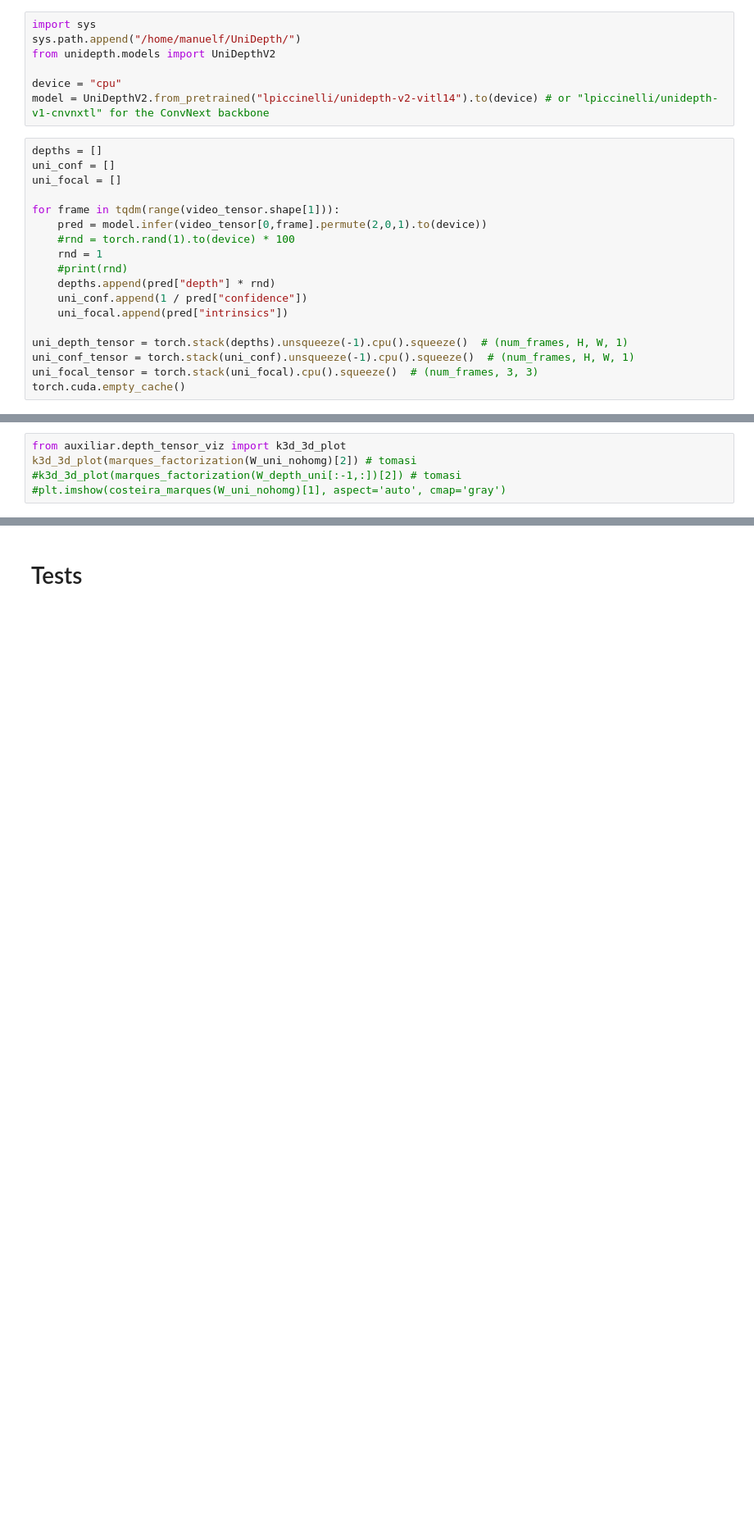
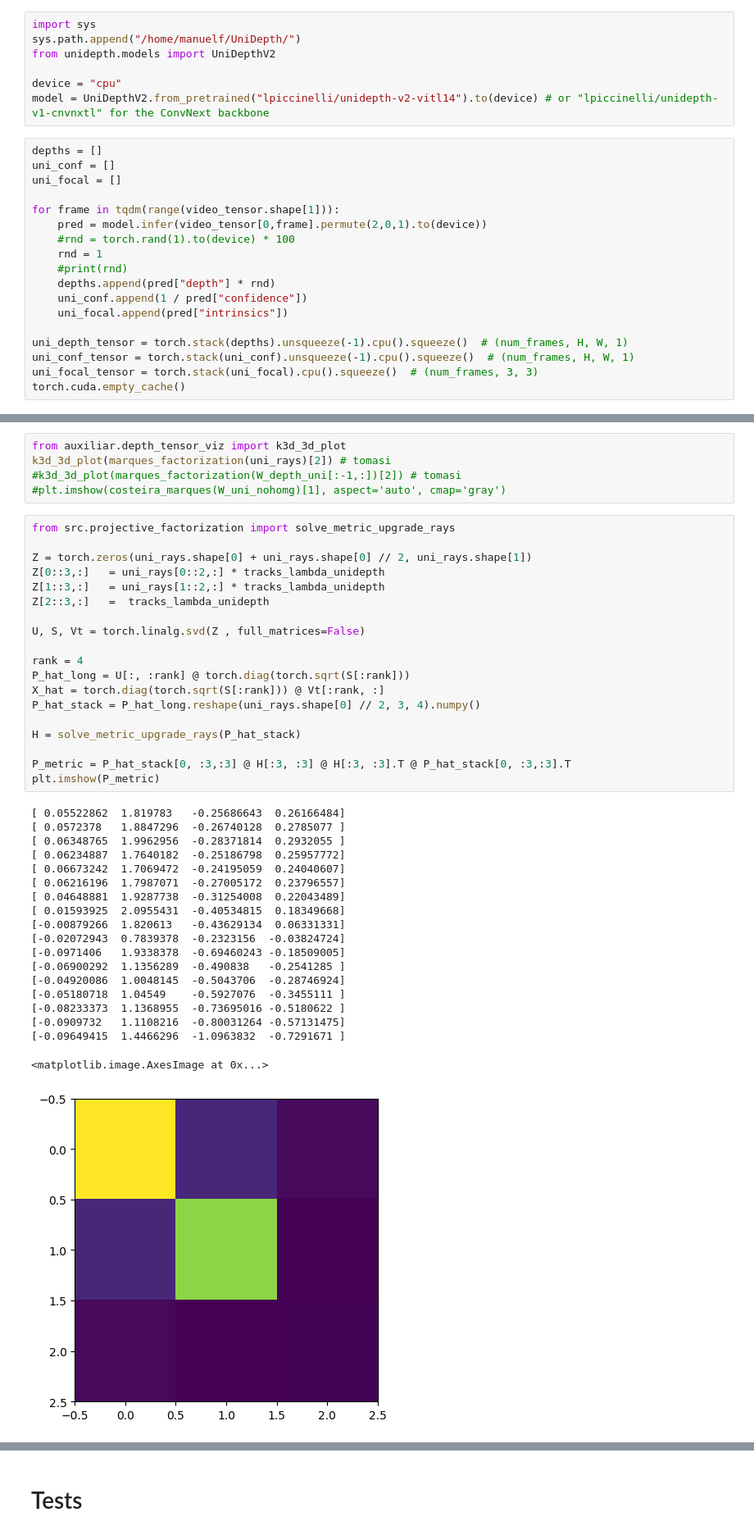
Before and after one commit to manel-ferreira-01/trackers, a Jupyter notebook: test.ipynb, the cells around one changed output, grey strips where cells are left out. Shown at 82% size. Saved outputs shown, nothing was run; the diff lists cells and outputs as text; blank space fills up the shorter version.

```diff
--- a/test.ipynb
+++ b/test.ipynb
@@ -566,5 +551,44 @@ plt.show(fig)
 # %%
 from auxiliar.depth_tensor_viz import k3d_3d_plot
-k3d_3d_plot(marques_factorization(W_uni_nohomg)[2]) # tomasi
+k3d_3d_plot(marques_factorization(uni_rays)[2]) # tomasi
 #k3d_3d_plot(marques_factorization(W_depth_uni[:-1,:])[2]) # tomasi
 #plt.imshow(costeira_marques(W_uni_nohomg)[1], aspect='auto', cmap='gray')
+# %%
+from src.projective_factorization import solve_metric_upgrade_rays
+
+Z = torch.zeros(uni_rays.shape[0] + uni_rays.shape[0] // 2, uni_rays.shape[1])
+Z[0::3,:]   = uni_rays[0::2,:] * tracks_lambda_unidepth
+Z[1::3,:]   = uni_rays[1::2,:] * tracks_lambda_unidepth
+Z[2::3,:]   =  tracks_lambda_unidepth
+
+U, S, Vt = torch.linalg.svd(Z , full_matrices=False)
+
+rank = 4
+P_hat_long = U[:, :rank] @ torch.diag(torch.sqrt(S[:rank]))
+X_hat = torch.diag(torch.sqrt(S[:rank])) @ Vt[:rank, :]
+P_hat_stack = P_hat_long.reshape(uni_rays.shape[0] // 2, 3, 4).numpy()
+
+H = solve_metric_upgrade_rays(P_hat_stack)
+
+P_metric = P_hat_stack[0, :3,:3] @ H[:3, :3] @ H[:3, :3].T @ P_hat_stack[0, :3,:3].T
+plt.imshow(P_metric)
+# %% [output]
+[ 0.05522862  1.819783   -0.25686643  0.26166484]
+[ 0.0572378   1.8847296  -0.26740128  0.2785077 ]
+[ 0.06348765  1.9962956  -0.28371814  0.2932055 ]
+[ 0.06234887  1.7640182  -0.25186798  0.25957772]
+[ 0.06673242  1.7069472  -0.24195059  0.24040607]
+[ 0.06216196  1.7987071  -0.27005172  0.23796557]
+[ 0.04648881  1.9287738  -0.31254008  0.22043489]
+[ 0.01593925  2.0955431  -0.40534815  0.18349668]
+[-0.00879266  1.820613   -0.43629134  0.06331331]
+[-0.02072943  0.7839378  -0.2323156  -0.03824724]
+[-0.0971406   1.9338378  -0.69460243 -0.18509005]
+[-0.06900292  1.1356289  -0.490838   -0.2541285 ]
+[-0.04920086  1.0048145  -0.5043706  -0.28746924]
+[-0.05180718  1.04549    -0.5927076  -0.3455111 ]
+[-0.08233373  1.1368955  -0.73695016 -0.5180622 ]
+[-0.0909732   1.1108216  -0.80031264 -0.57131475]
+[-0.09649415  1.4466296  -1.0963832  -0.7291671 ]
+<matplotlib.image.AxesImage at 0x...>
+[figure, added]
```
Also changed, not shown: parts of 14 cells of this notebook, 2 other files.
